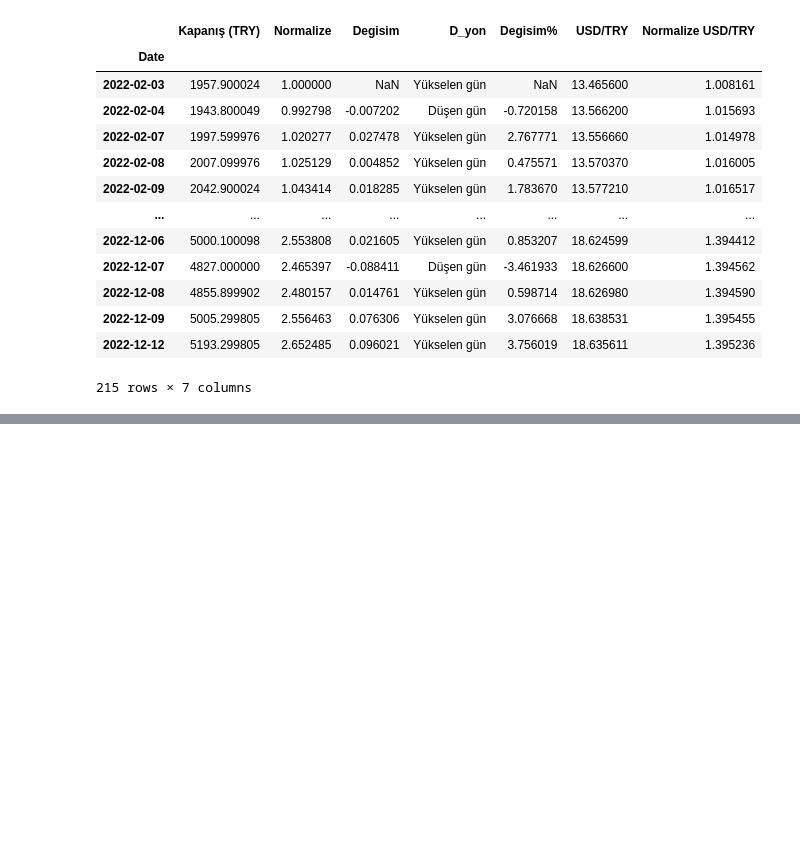
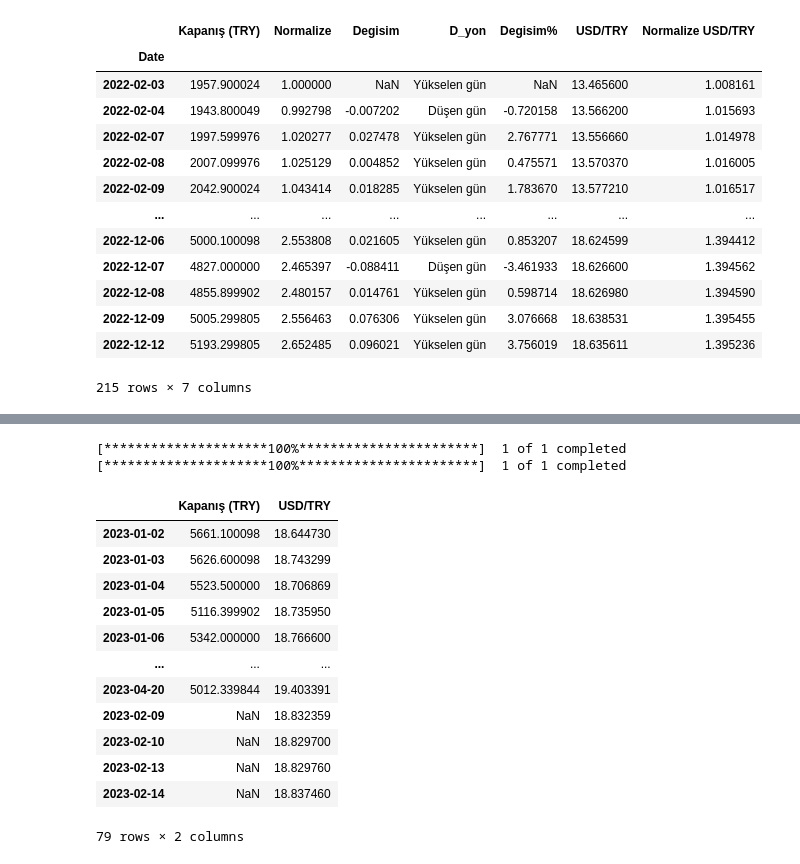
Before and after one commit to Abdulkadir2516/GMKA_Abdulkadir_Yesilkaya, a Jupyter notebook: Python_Hatırlatma.ipynb, the cells around one changed output, grey strips where cells are left out. Saved outputs shown, nothing was run; the diff lists cells and outputs as text; code cells hidden in the pictures; blank space fills up the shorter version.

```diff
--- a/Python_Hatırlatma.ipynb
+++ b/Python_Hatırlatma.ipynb
@@ -382,3 +382,30 @@ fig.update_layout(title="Normalize BIST 100 ve Normalize Kur ",
                   )
 # %% [output]
 [interactive output not drawn]
+# %%
+indirme_listesi = ["XU100.IS","TRY=X"]
+Veri_2023 = pd.DataFrame()
+
+for i in indirme_listesi:
+  data = yf.download(i, start="2023-01-01",end="2023-04-21")
+  data = data["Adj Close"].rename(i)
+  Veri_2023 = pd.concat([Veri_2023, data], axis=1)
+
+Veri_2023.columns =["Kapanış (TRY)", "USD/TRY"]
+Veri_2023
+# %% [output]
+[*********************100%***********************]  1 of 1 completed
+[*********************100%***********************]  1 of 1 completed
+|  | Kapanış (TRY) | USD/TRY |
+| 2023-01-02 | 5661.100098 | 18.644730 |
+| 2023-01-03 | 5626.600098 | 18.743299 |
+| 2023-01-04 | 5523.500000 | 18.706869 |
+| 2023-01-05 | 5116.399902 | 18.735950 |
+| 2023-01-06 | 5342.000000 | 18.766600 |
+| ... | ... | ... |
+| 2023-04-20 | 5012.339844 | 19.403391 |
+| 2023-02-09 | NaN | 18.832359 |
+| 2023-02-10 | NaN | 18.829700 |
+| 2023-02-13 | NaN | 18.829760 |
+| 2023-02-14 | NaN | 18.837460 |
+79 rows × 2 columns
```
Also changed, not shown: parts of 2 cells of this notebook.
